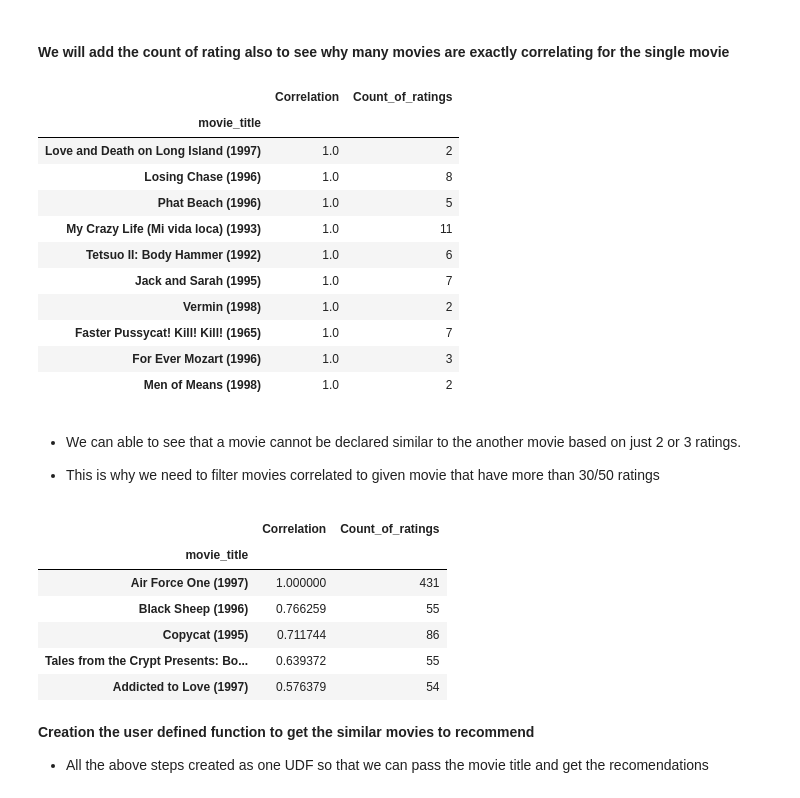
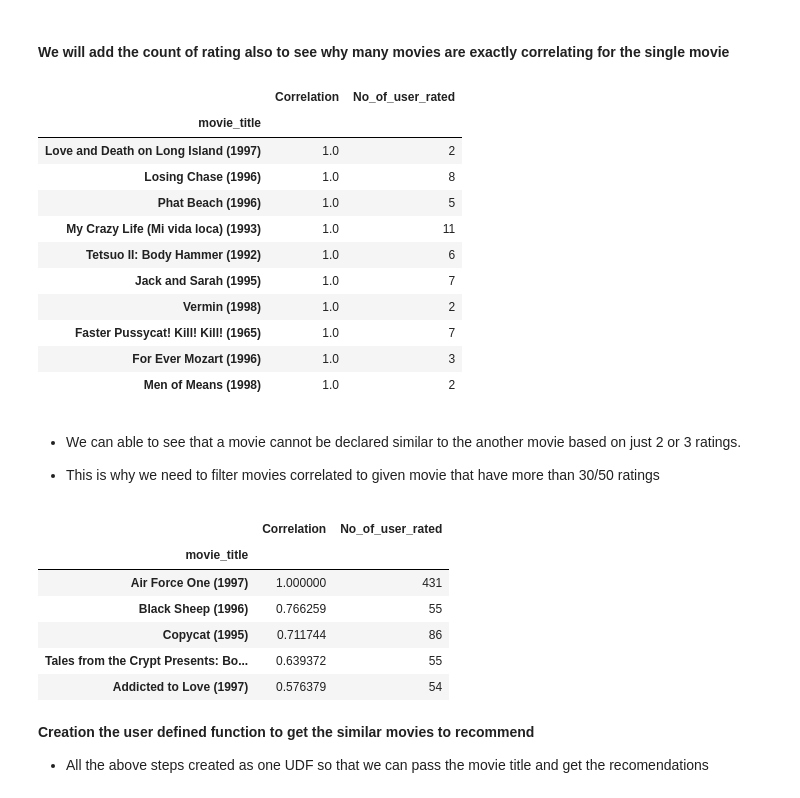
Before and after one commit to sahil-ansari-15/Recommendation-System, a Jupyter notebook: Collaborative_filtering_Correlation_Similarity.ipynb, the cells around one changed output. Drawn from its saved outputs; the diff is of its cells as text; code cells hidden in the pictures.

```diff
--- a/Collaborative_filtering_Correlation_Similarity.ipynb
+++ b/Collaborative_filtering_Correlation_Similarity.ipynb
@@ -143,6 +143,6 @@ Movie_Stats.sort_values(by = ['rating'],ascending=False).head()
 # %%
 # Calculate count rating of all movies
 
-Movie_Stats['Count_of_ratings'] = pd.DataFrame(Movie_Rating.groupby('movie_title')['rating'].count())
-Movie_Stats.sort_values(by =['Count_of_ratings'], ascending=False).head()
+Movie_Stats['No_of_user_rated'] = pd.DataFrame(Movie_Rating.groupby('movie_title')['rating'].count())
+Movie_Stats.sort_values(by =['No_of_user_rated'], ascending=False).head()
 # %% [output]
@@ -247,10 +247,10 @@ corr_similar.sort_values(['Correlation'], ascending= False).head(10)
 # %% [markdown]
 #### We will add the count of rating also to see why many movies are exactly correlating for the single movie
 # %%
-corr_similar_num_of_rating = corr_similar.join(Movie_Stats['Count_of_ratings'])
+corr_similar_num_of_rating = corr_similar.join(Movie_Stats['No_of_user_rated'])
 corr_similar_num_of_rating.sort_values(['Correlation'], ascending= False).head(10)
 # %% [output]
-|  | Correlation | Count_of_ratings |
+|  | Correlation | No_of_user_rated |
 | movie_title |  |  |
 | Love and Death on Long Island (1997) | 1.0 | 2 |
 | Losing Chase (1996) | 1.0 | 8 |
@@ -267,9 +267,9 @@ corr_similar_num_of_rating.sort_values(['Correlation'], ascending= False).head(1
 
 * This is why we need to filter  movies correlated to given movie  that have more than 30/50 ratings
 # %%
-corr_similar_num_of_rating[corr_similar_num_of_rating ['Count_of_ratings']>50].sort_values('Correlation', ascending=False).head()
+corr_similar_num_of_rating[corr_similar_num_of_rating ['No_of_user_rated']>50].sort_values('Correlation', ascending=False).head()
 # %% [output]
-|  | Correlation | Count_of_ratings |
+|  | Correlation | No_of_user_rated |
 | movie_title |  |  |
 | Air Force One (1997) | 1.000000 | 431 |
 | Black Sheep (1996) | 0.766259 | 55 |
```
Also changed, not shown: parts of 6 cells of this notebook.
